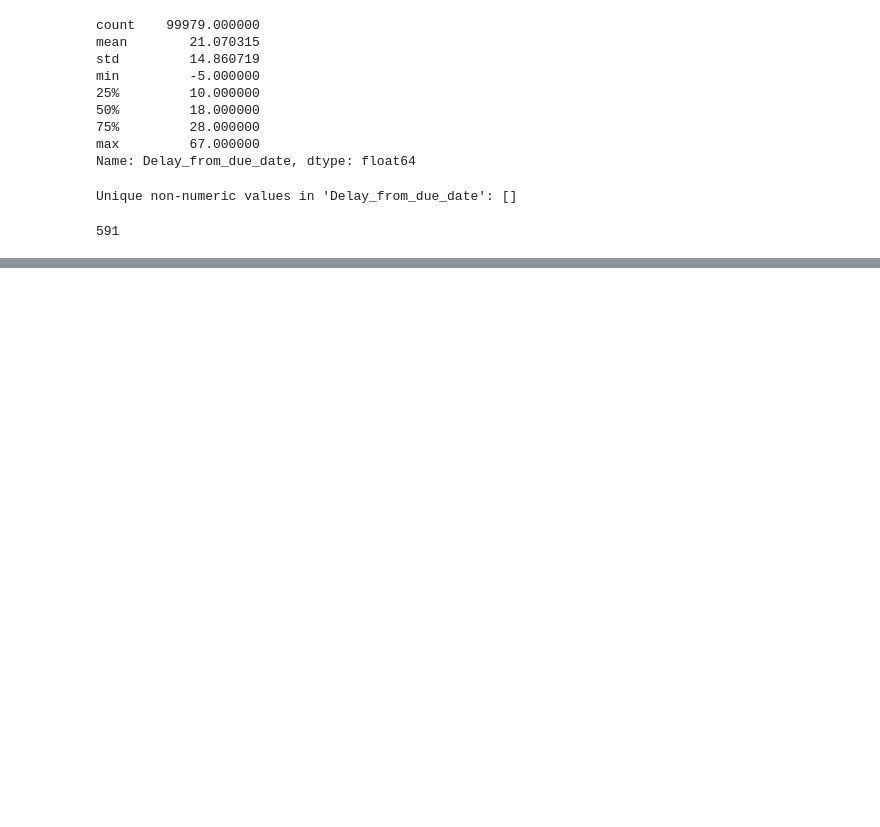
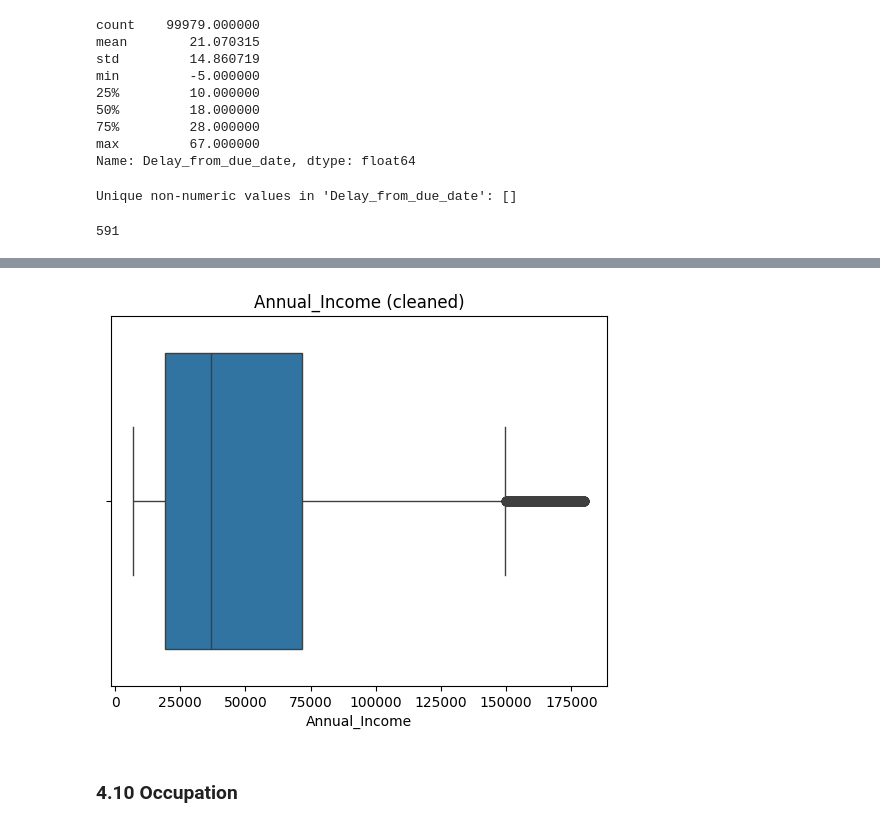
Before and after one commit to s24118-ui/ASI, a Jupyter notebook: Projekt_ASI.ipynb, the cells around one changed output, grey strips where cells are left out. Drawn from its saved outputs; the diff is of its cells as text; code cells hidden in the pictures; blank space fills up the shorter version.

```diff
--- a/Projekt_ASI.ipynb
+++ b/Projekt_ASI.ipynb
@@ -552,0 +618,6 @@ df.dropna(subset=['Delay_from_due_date'], inplace=True)
+# %%
+df.loc[df['Annual_Income'] > df['Annual_Income'].quantile(0.99), 'Annual_Income'] = np.nan
+df['Annual_Income'] = df.groupby('Customer_ID')['Annual_Income'].transform(lambda x: x.ffill().bfill())
+
+print(df['Annual_Income'].describe())
+print(f"{df['Annual_Income'].isnull().sum()}")
@@ -552,0 +635,8 @@ df.dropna(subset=['Delay_from_due_date'], inplace=True)
+# %%
+sns.boxplot(x=df['Annual_Income'])
+plt.title('Annual_Income (cleaned)')
+plt.show()
+# %% [output]
+[figure, added]
+# %% [markdown]
+### 4.10 Occupation
```
Also changed, not shown: parts of 103 cells of this notebook.
